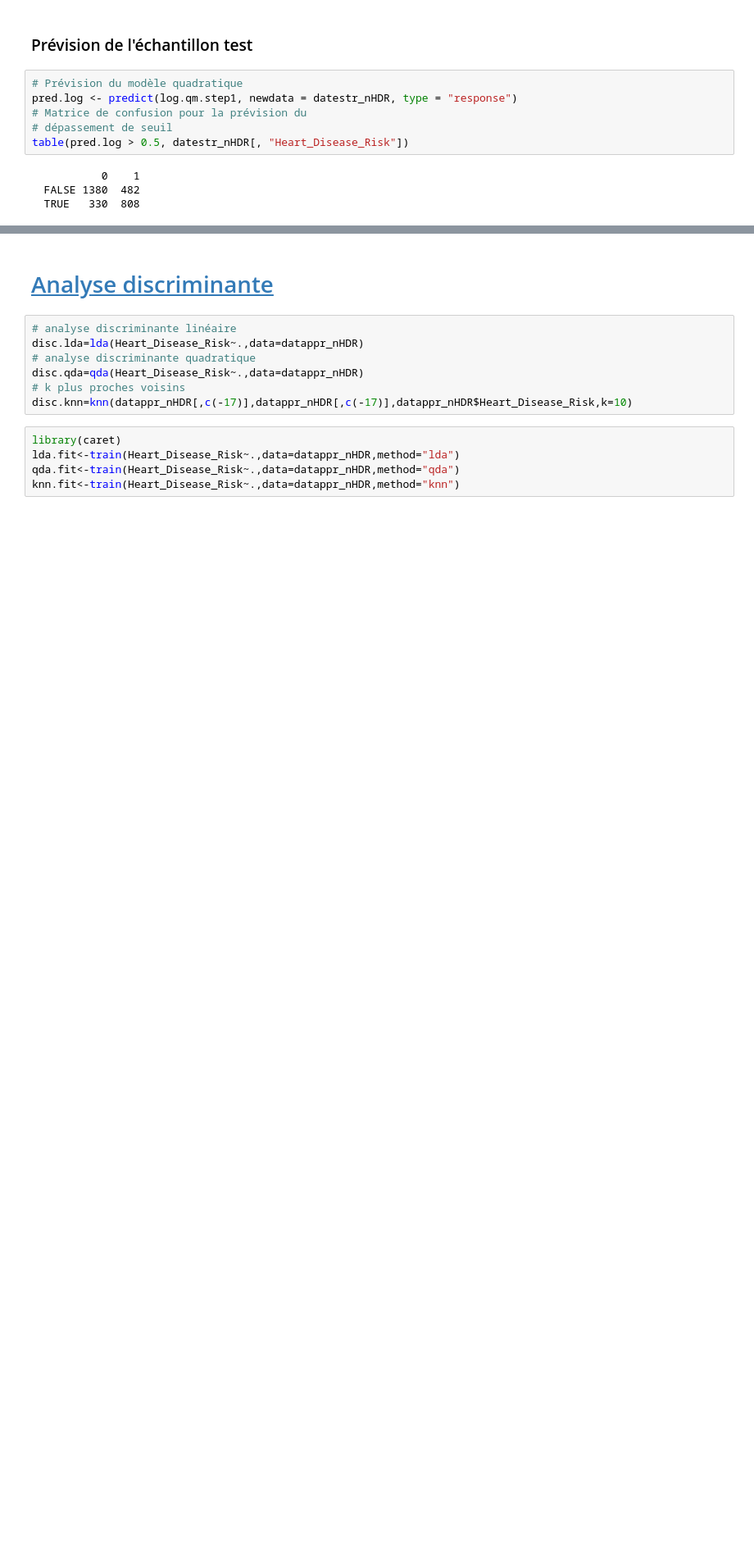
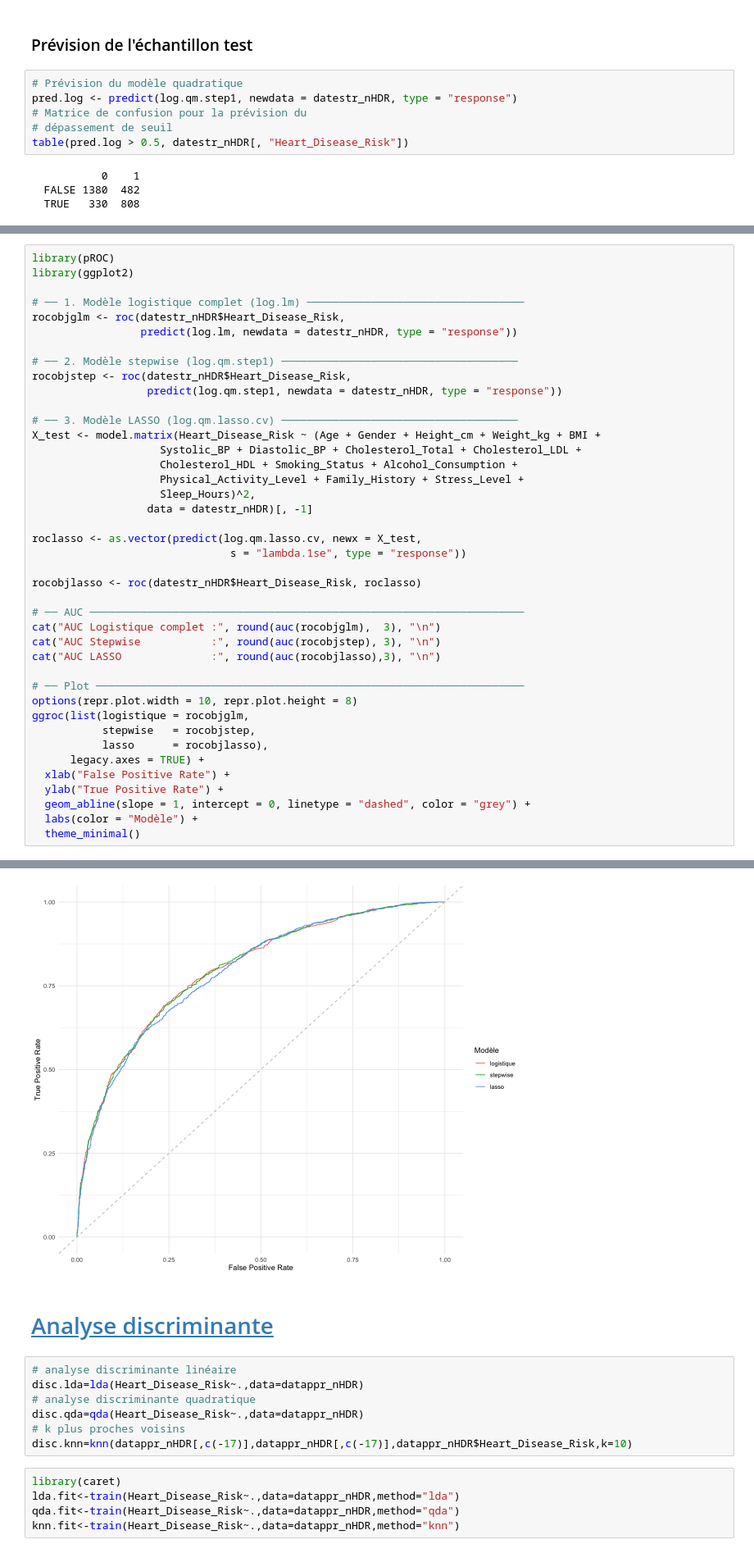
Before and after one commit to clairesn23/machine_learning, a Jupyter notebook: Projet_R.ipynb, the cells around one changed output, grey strips where cells are left out. Shown at 82% size. Cells and saved outputs as stored; diff of their text form; blank space fills up the shorter version.

```diff
--- a/Projet_R.ipynb
+++ b/Projet_R.ipynb
@@ -692,0 +749,42 @@ table(pred.log > 0.5, datestr_nHDR[, "Heart_Disease_Risk"])
+# %%
+library(pROC)
+library(ggplot2)
+
+# ── 1. Modèle logistique complet (log.lm) ──────────────────────────────────
+rocobjglm <- roc(datestr_nHDR$Heart_Disease_Risk,
+                 predict(log.lm, newdata = datestr_nHDR, type = "response"))
+
+# ── 2. Modèle stepwise (log.qm.step1) ─────────────────────────────────────
+rocobjstep <- roc(datestr_nHDR$Heart_Disease_Risk,
+                  predict(log.qm.step1, newdata = datestr_nHDR, type = "response"))
+
+# ── 3. Modèle LASSO (log.qm.lasso.cv) ─────────────────────────────────────
+X_test <- model.matrix(Heart_Disease_Risk ~ (Age + Gender + Height_cm + Weight_kg + BMI +
+                    Systolic_BP + Diastolic_BP + Cholesterol_Total + Cholesterol_LDL +
+                    Cholesterol_HDL + Smoking_Status + Alcohol_Consumption +
+                    Physical_Activity_Level + Family_History + Stress_Level +
+                    Sleep_Hours)^2,
+                  data = datestr_nHDR)[, -1]
+
+roclasso <- as.vector(predict(log.qm.lasso.cv, newx = X_test,
+                               s = "lambda.1se", type = "response"))
+
+rocobjlasso <- roc(datestr_nHDR$Heart_Disease_Risk, roclasso)
+
+# ── AUC ────────────────────────────────────────────────────────────────────
+cat("AUC Logistique complet :", round(auc(rocobjglm),  3), "\n")
+cat("AUC Stepwise           :", round(auc(rocobjstep), 3), "\n")
+cat("AUC LASSO              :", round(auc(rocobjlasso),3), "\n")
+
+# ── Plot ───────────────────────────────────────────────────────────────────
+options(repr.plot.width = 10, repr.plot.height = 8)
+ggroc(list(logistique = rocobjglm,
+           stepwise   = rocobjstep,
+           lasso      = rocobjlasso),
+      legacy.axes = TRUE) +
+  xlab("False Positive Rate") +
+  ylab("True Positive Rate") +
+  geom_abline(slope = 1, intercept = 0, linetype = "dashed", color = "grey") +
+  labs(color = "Modèle") +
+  theme_minimal()
+# %% [output]
@@ -693,3 +805,4 @@ table(pred.log > 0.5, datestr_nHDR[, "Heart_Disease_Risk"])
+[figure, added]
 # %% [markdown]
 # [Analyse discriminante](http://wikistat.fr/pdf/st-m-app-add.pdf)
 # %%
```
Also changed, not shown: parts of 44 cells of this notebook.
